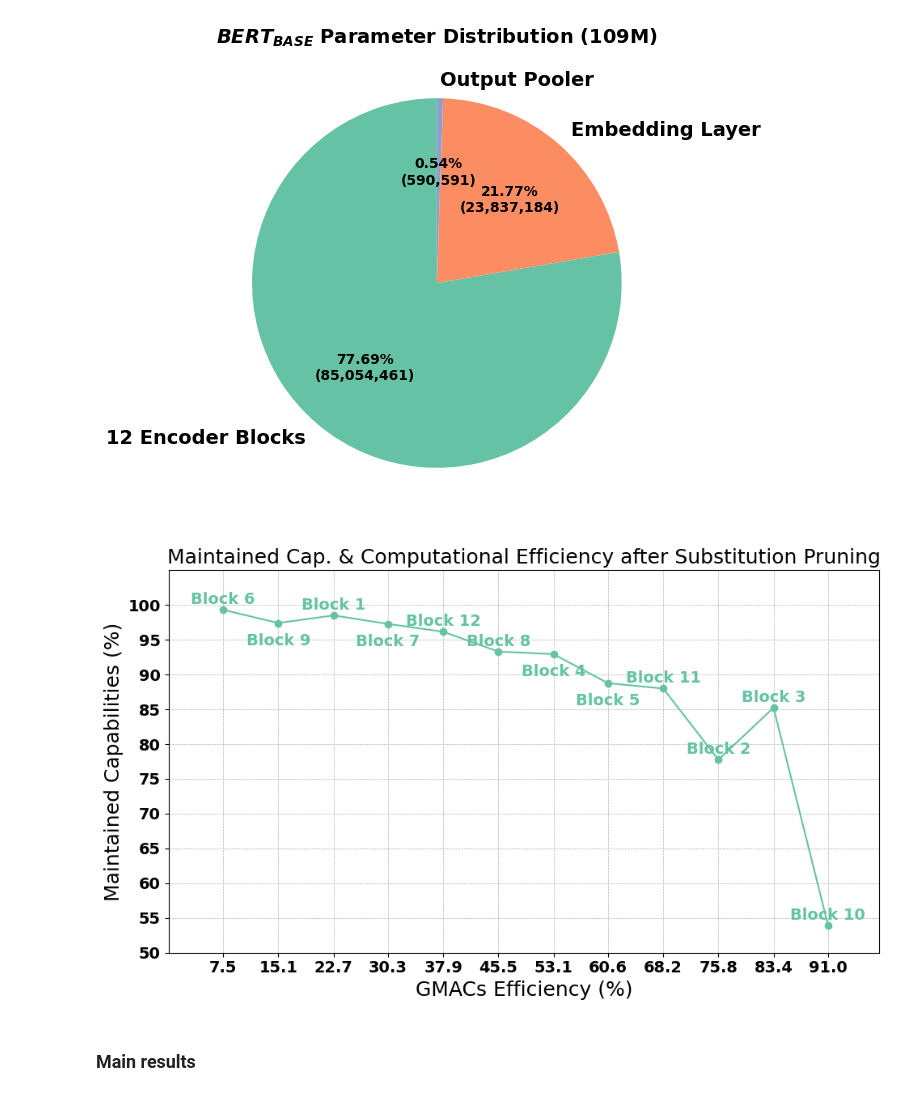
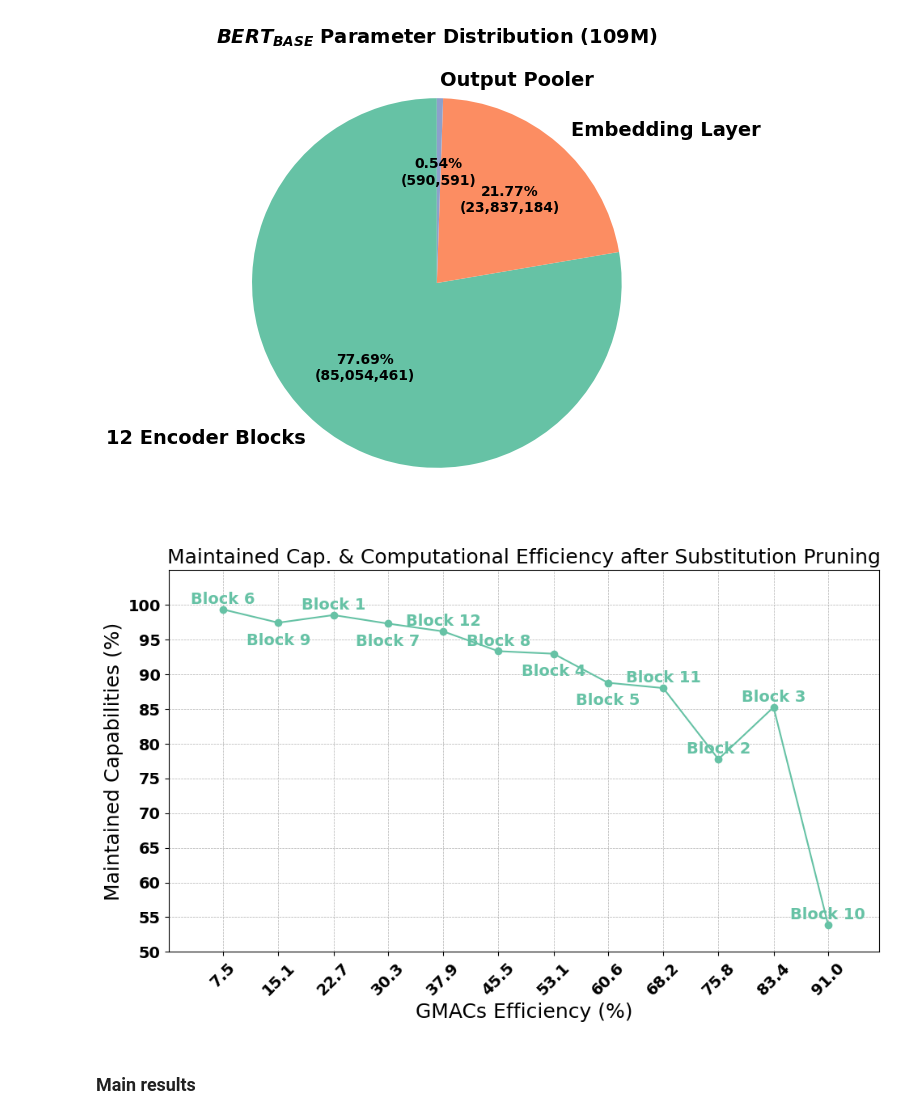
Before and after one commit to Malthehave/Bachelor-Thesis-2024, a Jupyter notebook: plot.ipynb, the cells around one changed output. Saved outputs shown, nothing was run; the diff lists cells and outputs as text; code cells hidden in the pictures.

Commit message:
Final plots

```diff
--- a/plot.ipynb
+++ b/plot.ipynb
@@ -308,34 +273,36 @@ def annotate_df(dataframe, color, ticks):
         y_pos = row['Cap. Maintained']
         # Adjust y position dynamically to prevent overlap
         if abs(y_pos - last_y) < 2:
             y_pos -= 4
         plt.annotate(f"Block {int(row['block'])+1}", (ticks[i], y_pos), textcoords="offset points", xytext=(0,5), ha='center', color=color)
         last_y = y_pos
 
 # Annotate each DataFrame with a unique color and position
 annotate_df(df, '#66c2a5', efficiency_ticks)
 
 
 # Adjust the y-axis limits to make room for annotations at the top
 plt.ylim(50, 105)
 plt.xlim(0, 98)
 
 # Plot accuracy versus computational efficiency as line chart
 plt.rcParams.update({'font.size': 14})  # Adjusts the base default font size
 plt.plot(efficiency_ticks, df['Cap. Maintained'], marker='o', label='Efficiency', color='#66c2a5')
 plt.title('Maintained Cap. & Computational Efficiency after Substitution Pruning', fontsize=18)
 plt.xlabel('GMACs Efficiency (%)', fontsize=18)
 plt.ylabel('Maintained Capabilities (%)', fontsize=18)
 # Add legend explaining that the numbers are blocks
 plt.grid(True, which='both', linestyle='--', linewidth=0.5)
 # y-ticks every 5
 plt.yticks(range(50, 101, 5))
 plt.tight_layout()
+# Tilt the x ticks
+plt.xticks(rotation=45)
 
 # Save to file
 plt.savefig('figures/efficiency_over_accuracy.png', bbox_inches='tight')
 # %% [output]
-[figure, old version]
+[figure, new version]
 # %% [markdown]
 ### Main results
 # %%
```
Also changed, not shown: parts of 6 cells of this notebook, 6 other files.
